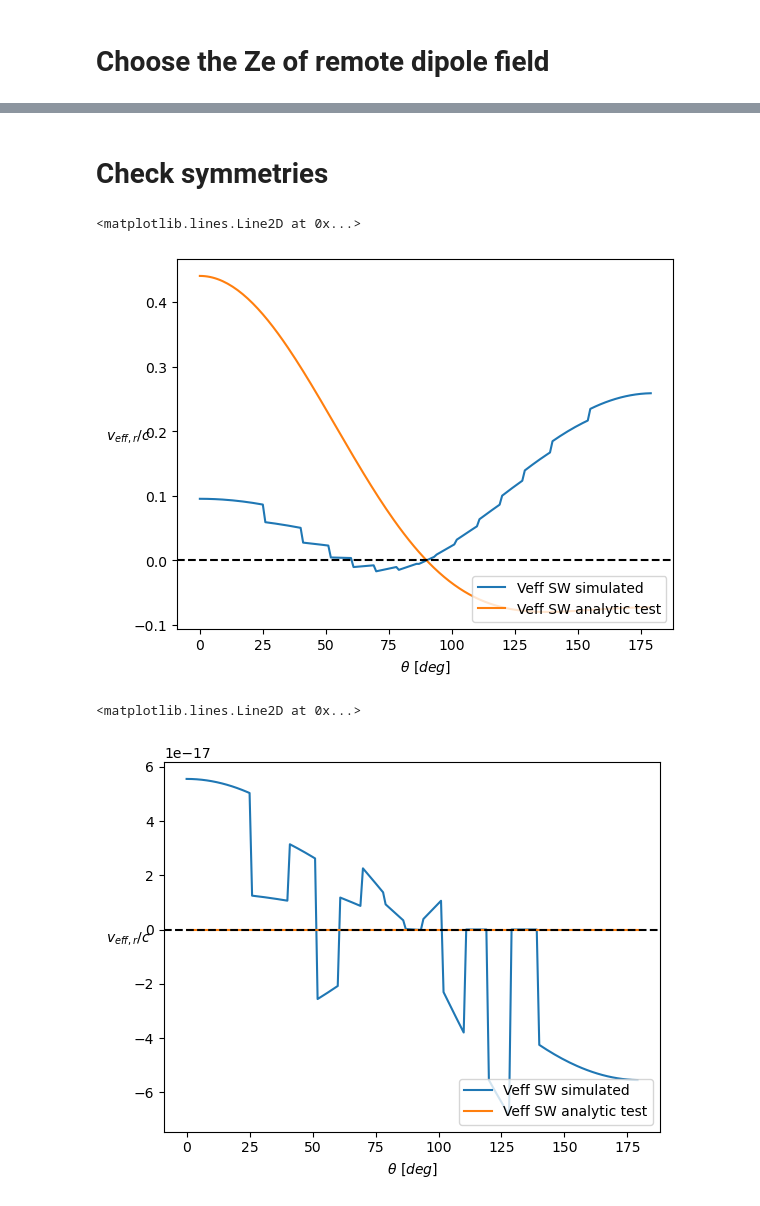
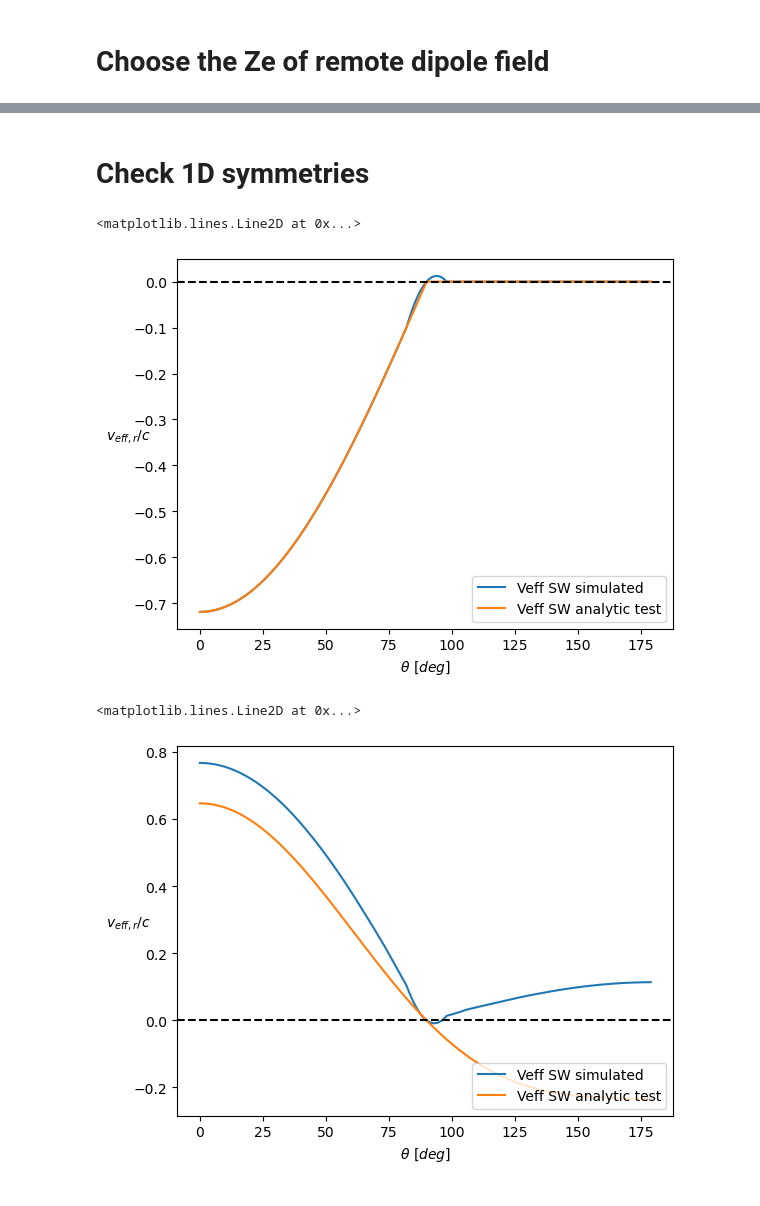
Before and after one commit to catketchup/ReCCO, a Jupyter notebook: code/sim_bubble_collision.ipynb, the cells around one changed output, grey strips where cells are left out. Drawn from its saved outputs; the diff is of its cells as text; code cells hidden in the pictures.

```diff
--- a/code/sim_bubble_collision.ipynb
+++ b/code/sim_bubble_collision.ipynb
@@ -90,7 +90,7 @@ z_c = param.z_c
 A = 1
 B = 0
 direction = 'z'
-z_c = 1
+z_c = 0
 x_c = remote_spectra.chifromz(z_c) #Mpc
 r_H = param.r_H #Mpc
 
@@ -174,7 +172,7 @@ import my_remote_spectra
 importlib.reload(my_remote_spectra)
 from my_remote_spectra import T, G_SW_ksz, G_localDopp_ksz, G_Dopp_ksz, G_ISW_ksz
 # %%
-do_gradient = False
+do_gradient = True
 if do_gradient:
     Edge_order=2
     g_psi_i_x = np.array([np.gradient(psi_i_x, d, edge_order=Edge_order)[1], np.gradient(psi_i_x, d, edge_order=Edge_order)[0], np.gradient(psi_i_x, d, edge_order=Edge_order)[2]])
@@ -301,9 +298,15 @@ from my_tools import Evolve
 
 EV = Evolve(kk, Z_e, Omega_b, Omega_c, w, wa, Omega_K, h)
 
-RDF_localDopp_3d_test = EV.RDF_Evolve('localDopp', psi_i_k, [kk_x, kk_y, kk_z])
-RDF_SW_3d_test = EV.RDF_Evolve('SW', psi_i_k, [kk_x, kk_y, kk_z])
+RDF_localDopp_3d = EV.RDF_Evolve('localDopp', psi_i_k, [kk_x, kk_y, kk_z])
+RDF_SW_3d = EV.RDF_Evolve('SW', psi_i_k, [kk_x, kk_y, kk_z])
 
-RDF_localDopp_3d = EV.RDF_g_Evolve('localDopp', g_psi_i_k)
-RDF_SW_3d = EV.RDF_g_Evolve('SW', g_psi_i_k)
+RDF_localDopp_3d_itp = EV.RDF_Evolve('localDopp', psi_i_k, [kk_x, kk_y, kk_z])
+RDF_SW_3d_itp = EV.RDF_Evolve('SW', psi_i_k, [kk_x, kk_y, kk_z])
+
+RDF_localDopp_3d_g = EV.RDF_g_Evolve('localDopp', g_psi_i_k)
+RDF_SW_3d_g = EV.RDF_g_Evolve('SW', g_psi_i_k)
+
+RDF_localDopp_3d_g_itp = EV.RDF_g_Evolve('localDopp', g_psi_i_k, itp=True, ks=ks)
+RDF_SW_3d_g_itp = EV.RDF_g_Evolve('SW', g_psi_i_k, itp=True, ks=ks)
 # %%
@@ -416,32 +398,50 @@ RDF_SW_radial_1d = TwoDVecField_Radial(RDF_SW_x1_1d, RDF_SW_x2_1d, RDF_SW_x3_1d,
 # %% [markdown]
-# Check symmetries
+# Check 1D symmetries
+# %%
+theta_e_deg_1d = np.arange(0,180,1)
+phi_e_deg_1d = 0
+
+theta_e_1d = theta_e_deg_1d * pi / 180.0
+phi_e_1d = phi_e_deg_1d * pi / 180.0
+
+x_e_1d = r_e*np.sin(theta_e_1d)*np.cos(phi_e_1d)
+y_e_1d = r_e*np.sin(theta_e_1d)*np.sin(phi_e_1d)
+z_e_1d = r_e*np.cos(theta_e_1d)
+
+
+RDF_localDopp_1d = EV.RDF_Projection((x, y, z), RDF_localDopp_3d_g.real, (x_e_1d, y_e_1d, z_e_1d))
+RDF_localDopp_1d_radial = EV.RDF_Projection_Radial((x, y, z), RDF_localDopp_3d_g.real, (x_e_1d, y_e_1d, z_e_1d), (theta_e_1d, phi_e_1d))
+
+
+RDF_SW_1d = EV.RDF_Projection((x, y, z), RDF_SW_3d_g.real, (x_e_1d, y_e_1d, z_e_1d))
+RDF_SW_1d_radial = EV.RDF_Projection_Radial((x, y, z), RDF_SW_3d_g.real, (x_e_1d, y_e_1d, z_e_1d), (theta_e_1d, phi_e_1d))
 # %%
 import bubble_collision as bc
 importlib.reload(bc)
 
 BC = bc.BubbleCollision_Veff(A, B, z_c, Z_e, Omega_b, Omega_c, w, wa, Omega_K, h)
 
-plt.plot(theta_e_deg_test, RDF_SW_radial_1d, label='Veff SW simulated')
-plt.plot(theta_e_deg_test, BC.Approx_Veff_SW_radial(theta_e_test), label='Veff SW analytic test')
+plt.plot(theta_e_deg_1d, RDF_localDopp_1d_radial, label='Veff SW simulated')
+plt.plot(theta_e_deg_1d, BC.Approx_Veff_localDopp_radial(theta_e_1d), label='Veff SW analytic test')
 plt.xlabel(r'$\theta\ [deg]$')
 plt.ylabel(r'$v_{eff, r}/c$', rotation=0)
 plt.legend(loc='lower right')
 plt.axhline(y=0, c='k', linestyle='--')
 # %% [output]
 <matplotlib.lines.Line2D at 0x...>
-[figure, old version]
+[figure, new version]
 # %%
 import bubble_collision as bc
 importlib.reload(bc)
 
 BC = bc.BubbleCollision_Veff(A, B, z_c, Z_e, Omega_b, Omega_c, w, wa, Omega_K, h)
 
-plt.plot(theta_e_deg_test, RDF_localDopp_radial_1d, label='Veff SW simulated')
-plt.plot(theta_e_deg_test, BC.Approx_Veff_localDopp_radial(theta_e_test), label='Veff SW analytic test')
+plt.plot(theta_e_deg_1d, RDF_SW_1d_radial, label='Veff SW simulated')
+plt.plot(theta_e_deg_1d, BC.Approx_Veff_SW_radial(theta_e_1d), label='Veff SW analytic test')
 plt.xlabel(r'$\theta\ [deg]$')
 plt.ylabel(r'$v_{eff, r}/c$', rotation=0)
 plt.legend(loc='lower right')
 plt.axhline(y=0, c='k', linestyle='--')
 # %% [output]
 <matplotlib.lines.Line2D at 0x...>
-[figure, old version]
+[figure, new version]
```
Also changed, not shown: parts of 19 cells of this notebook, 1 other file.
